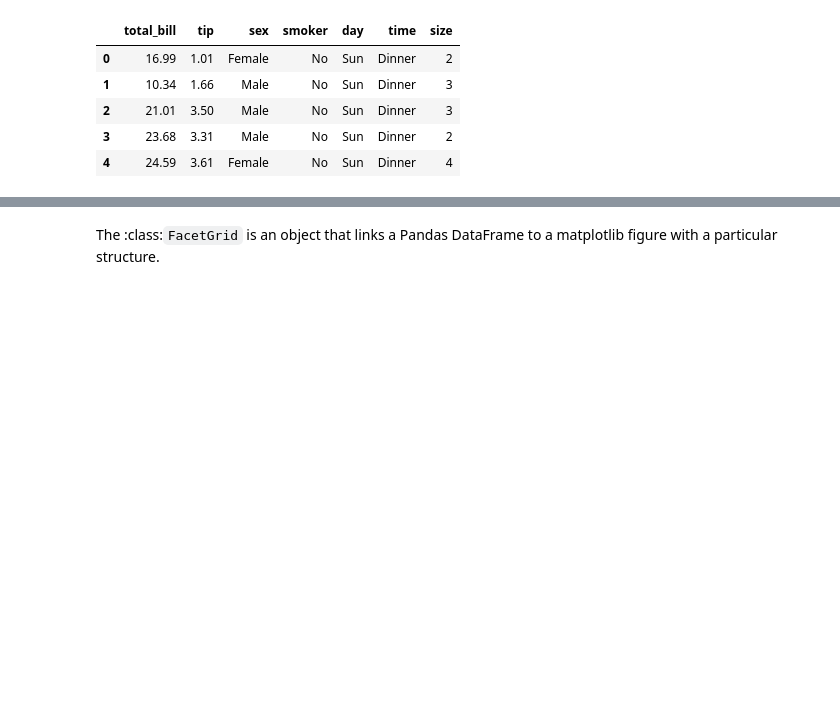
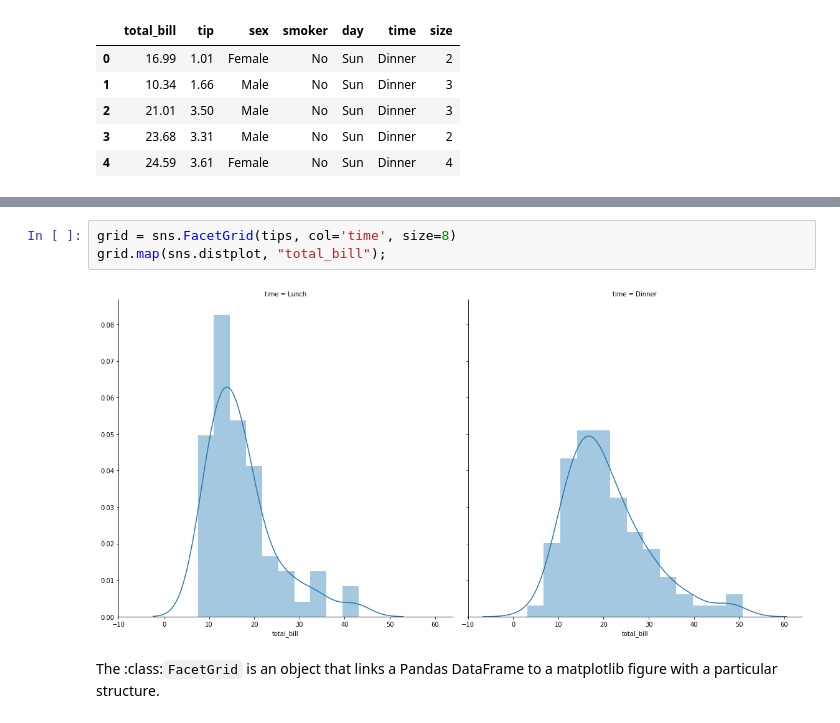
Before and after one commit to jaspajjr/pydata-visualisation, a Jupyter notebook: seaborn-plotting.ipynb, the cells around one changed output, grey strips where cells are left out. Drawn from its saved outputs; the diff is of its cells as text; blank space fills up the shorter version.

```diff
--- a/seaborn-plotting.ipynb
+++ b/seaborn-plotting.ipynb
@@ -118,3 +140,8 @@ grid.add_legend(title='FacetGrid Example')
+# %%
+grid = sns.FacetGrid(tips, col='time', size=8)
+grid.map(sns.distplot, "total_bill");
+# %% [output]
+[figure, added]
 # %% [markdown]
 The :class:`FacetGrid` is an object that links a Pandas DataFrame to
 a matplotlib figure with a particular structure.
```
Also changed, not shown: parts of 3 cells of this notebook.
